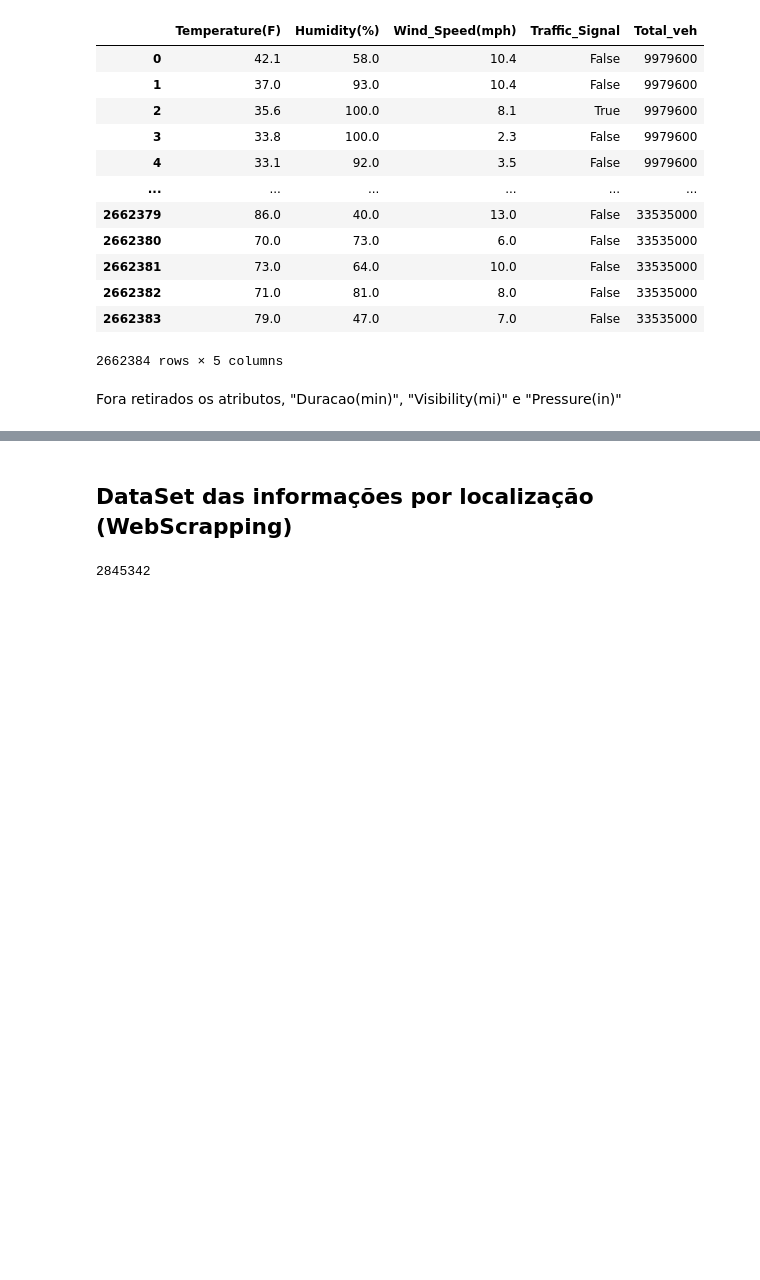
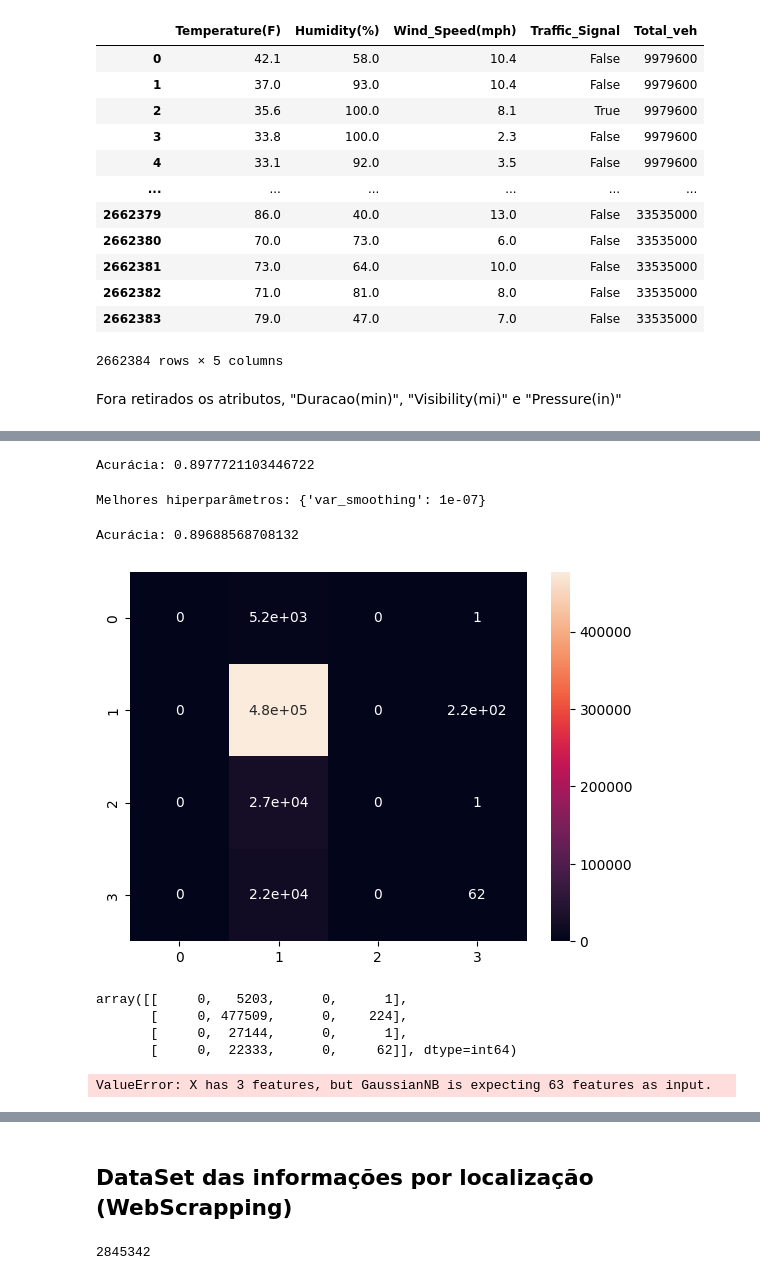
Before and after one commit to williamsasaki/jubilant-robot, a Jupyter notebook: ml_acidentes_tcc.ipynb, the cells around one changed output, grey strips where cells are left out. Drawn from its saved outputs; the diff is of its cells as text; code cells hidden in the pictures; blank space fills up the shorter version.

```diff
--- a/ml_acidentes_tcc.ipynb
+++ b/ml_acidentes_tcc.ipynb
@@ -817,0 +867,30 @@ df.head()
+# %%
+# Carregando os dados
+dados_acidentes_encoded = dados_acidentes_total[['Side','State','Temperature(F)','Humidity(%)',
+                            'Wind_Speed(mph)','Traffic_Signal','Sunrise_Sunset',
+                            'Total_veh']] # características
+dados_acidentes_encoded = pd.get_dummies(dados_acidentes_encoded, columns=['Side','State','Traffic_Signal','Sunrise_Sunset'])
+X = dados_acidentes_encoded
+y = dados_acidentes_total['Severity'] # rótulos
+
+# Dividindo os dados em conjuntos de treinamento e teste
+X_train, X_test, y_train, y_test = train_test_split(X, y, test_size=0.2)
+
+# Criando o modelo Naive Bayes
+nb_1 = GaussianNB()
+
+# Treinando o modelo com os dados de treinamento
+nb_1.fit(X_train, y_train)
+
+# Fazendo previsões com os dados de teste
+y_pred = nb_1.predict(X_test)
+
+# Calculando a acurácia do modelo
+accuracy_nb_1 = accuracy_score(y_test, y_pred)
+print(f'Acurácia: {accuracy_nb_1}')
+
+# Este código carrega um conjunto de dados com características X e rótulos y, divide os dados em conjuntos de treinamento e teste e cria um modelo Naive Bayes.
+# O modelo é então treinado com os dados de treinamento e usado para fazer previsões com os dados de teste.
+# Finalmente, a acurácia do modelo é calculada comparando as previsões com os rótulos verdadeiros.
+# %% [output]
+Acurácia: 0.8977721103446722
@@ -817,0 +913,49 @@ df.head()
+# %%
+# Definindo os hiperparâmetros que deseja ajustar e seus valores possíveis
+param_grid = {'var_smoothing': [1e-9, 1e-8, 1e-7]}
+
+# Criando o objeto GridSearchCV com o modelo e os hiperparâmetros
+grid_search_nb_1 = GridSearchCV(nb_1, param_grid=param_grid, cv=5)
+
+# Treinando o modelo com os dados de treinamento e ajuste os hiperparâmetros usando validação cruzada
+grid_search_nb_1.fit(X_train, y_train)
+
+# Melhores hiperparâmetros encontrados pelo GridSearchCV
+print(f'Melhores hiperparâmetros: {grid_search_nb_1.best_params_}')
+# %% [output]
+Melhores hiperparâmetros: {'var_smoothing': 1e-07}
+# %%
+# Fazendo previsões com os dados de teste usando o melhor modelo encontrado pelo GridSearchCV
+y_pred = grid_search_nb_1.predict(X_test)
+
+# Calculando a acurácia do modelo
+accuracy_nb_1 = accuracy_score(y_test, y_pred)
+print(f'Acurácia: {accuracy_nb_1}')
+
+# Calculando a matriz de confusão
+confusion_mat_nb_1 = confusion_matrix(y_test, y_pred)
+
+
+# Visualizando a matriz de confusão usando um heatmap do seaborn
+sns.heatmap(confusion_mat_nb_1, annot=True)
+plt.show()
+
+confusion_mat_nb_1
+# %% [output]
+Acurácia: 0.89688568708132
+[figure, added]
+array([[     0,   5203,      0,      1],
+       [     0, 477509,      0,    224],
+       [     0,  27144,      0,      1],
+       [     0,  22333,      0,     62]], dtype=int64)
+# %%
+# Suponha que você tenha as características de um acidente em uma matriz chamada acidente_caracteristicas
+acidente_caracteristicas = [[0, 1, 0]]
+
+# Você pode usar o método predict do objeto grid_search para prever a gravidade do acidente
+gravidade_prevista = grid_search_nb_1.predict(acidente_caracteristicas)
+
+# Imprima a gravidade prevista
+print(f'Gravidade prevista: {gravidade_prevista}')
+# %% [output]
+ValueError: X has 3 features, but GaussianNB is expecting 63 features as input.
```
Also changed, not shown: parts of 73 cells of this notebook, 2 other files.
